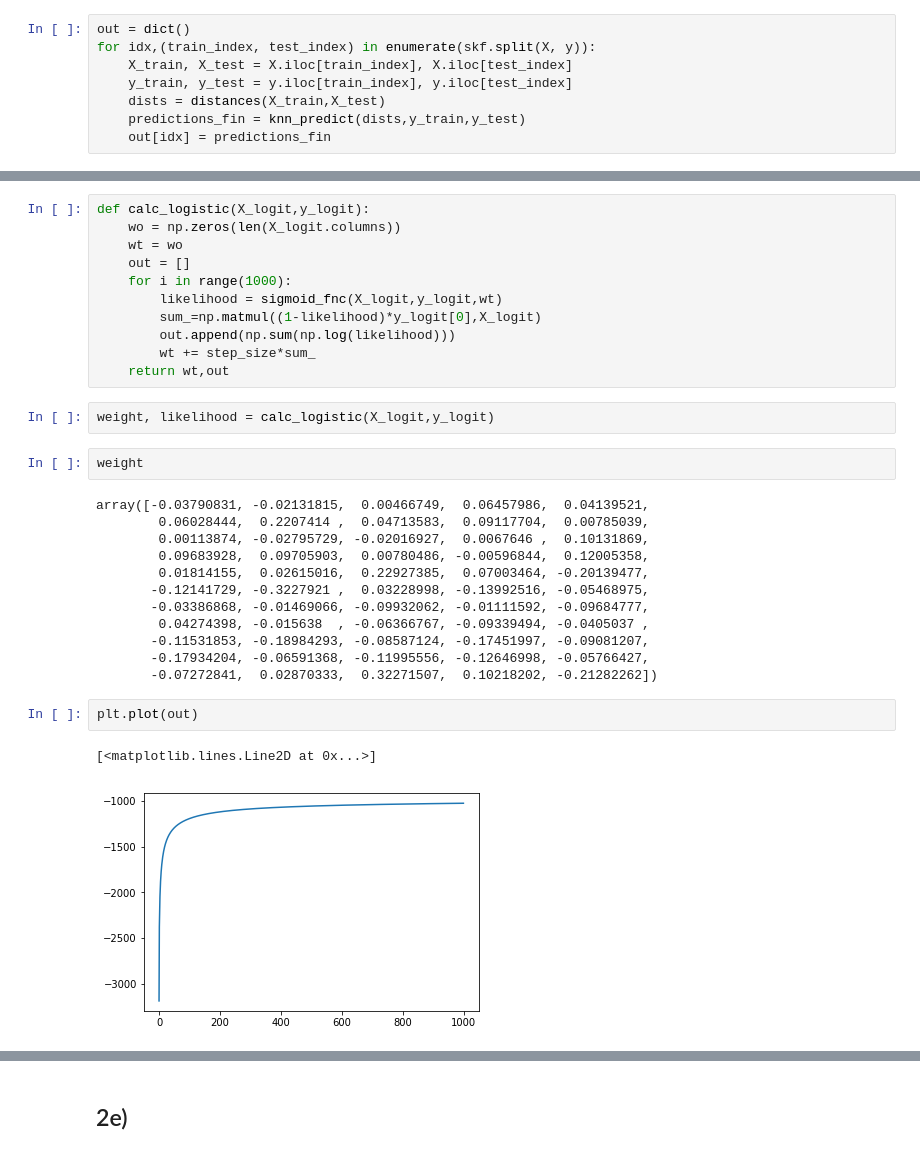
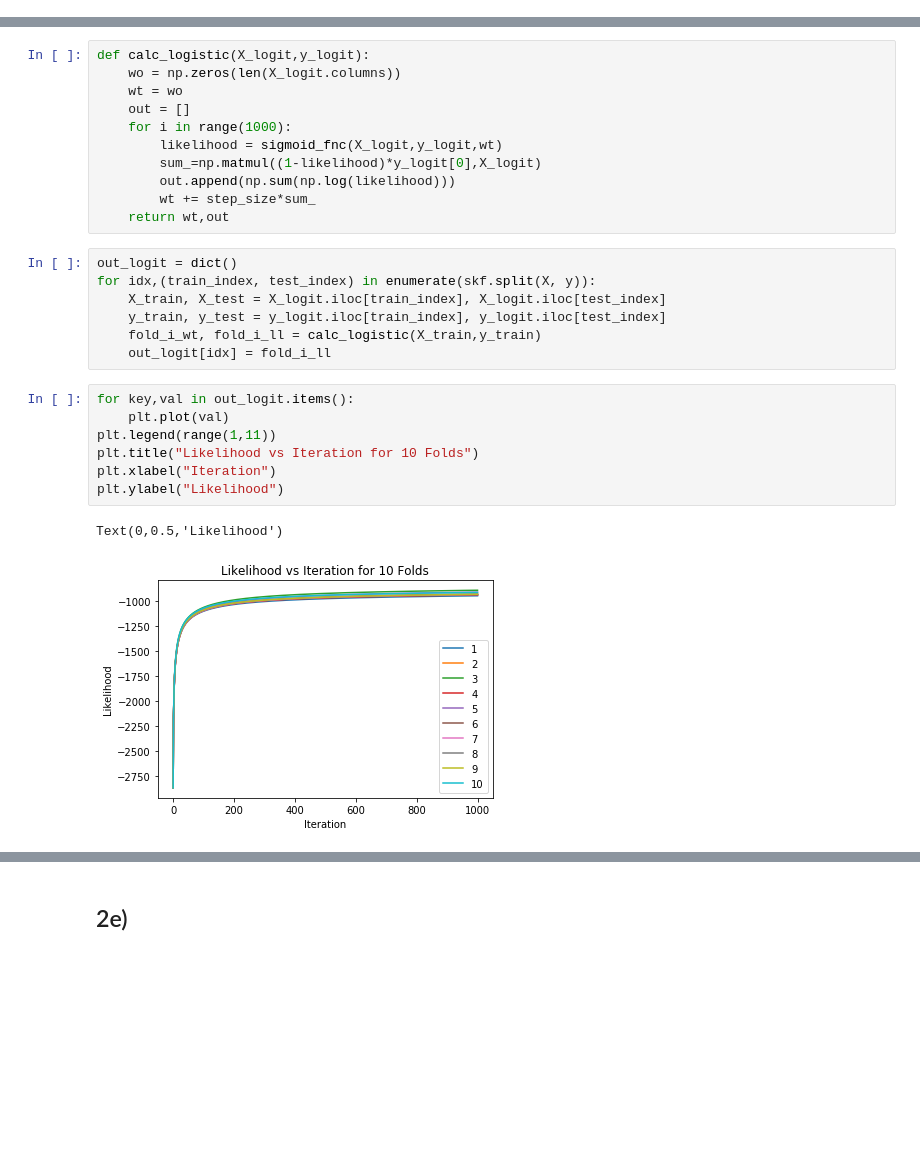
Before and after one commit to yjs1210/machine-learning, a Jupyter notebook: Hw2.ipynb, the cells around one changed output, grey strips where cells are left out. Drawn from its saved outputs; the diff is of its cells as text; blank space fills up the shorter version.

```diff
--- a/Hw2.ipynb
+++ b/Hw2.ipynb
@@ -178,13 +212,5 @@ plt.plot(accuracies_final)
 # %% [markdown]
 ## 2d)
-# %%
-out = dict()
-for idx,(train_index, test_index) in enumerate(skf.split(X, y)):
-    X_train, X_test = X.iloc[train_index], X.iloc[test_index]
-    y_train, y_test = y.iloc[train_index], y.iloc[test_index]
-    dists = distances(X_train,X_test)
-    predictions_fin = knn_predict(dists,y_train,y_test)
-    out[idx] = predictions_fin
 # %%
 y_logit = y.copy()
 # %%
@@ -209,24 +235,20 @@ def calc_logistic(X_logit,y_logit):
         out.append(np.sum(np.log(likelihood)))
         wt += step_size*sum_
     return wt,out
-# %%
-weight, likelihood = calc_logistic(X_logit,y_logit)
-# %%
-weight
-# %% [output]
-array([-0.03790831, -0.02131815,  0.00466749,  0.06457986,  0.04139521,
-        0.06028444,  0.2207414 ,  0.04713583,  0.09117704,  0.00785039,
-        0.00113874, -0.02795729, -0.02016927,  0.0067646 ,  0.10131869,
-        0.09683928,  0.09705903,  0.00780486, -0.00596844,  0.12005358,
-        0.01814155,  0.02615016,  0.22927385,  0.07003464, -0.20139477,
-       -0.12141729, -0.3227921 ,  0.03228998, -0.13992516, -0.05468975,
-       -0.03386868, -0.01469066, -0.09932062, -0.01111592, -0.09684777,
-        0.04274398, -0.015638  , -0.06366767, -0.09339494, -0.0405037 ,
-       -0.11531853, -0.18984293, -0.08587124, -0.17451997, -0.09081207,
-       -0.17934204, -0.06591368, -0.11995556, -0.12646998, -0.05766427,
-       -0.07272841,  0.02870333,  0.32271507,  0.10218202, -0.21282262])
-# %%
-plt.plot(out)
-# %% [output]
-[<matplotlib.lines.Line2D at 0x...>]
-[figure, removed]
+# %%
+out_logit = dict()
+for idx,(train_index, test_index) in enumerate(skf.split(X, y)):
+    X_train, X_test = X_logit.iloc[train_index], X_logit.iloc[test_index]
+    y_train, y_test = y_logit.iloc[train_index], y_logit.iloc[test_index]
+    fold_i_wt, fold_i_ll = calc_logistic(X_train,y_train)
+    out_logit[idx] = fold_i_ll
+# %%
+for key,val in out_logit.items():
+    plt.plot(val)
+plt.legend(range(1,11))
+plt.title("Likelihood vs Iteration for 10 Folds")
+plt.xlabel("Iteration")
+plt.ylabel("Likelihood")
+# %% [output]
+Text(0,0.5,'Likelihood')
+[figure, added]
```
Also changed, not shown: parts of 29 cells of this notebook, 1 other file.
